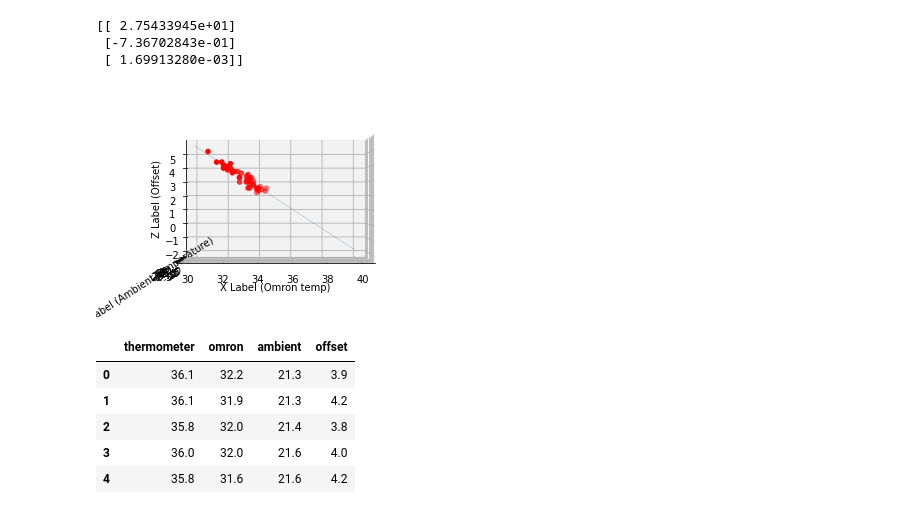
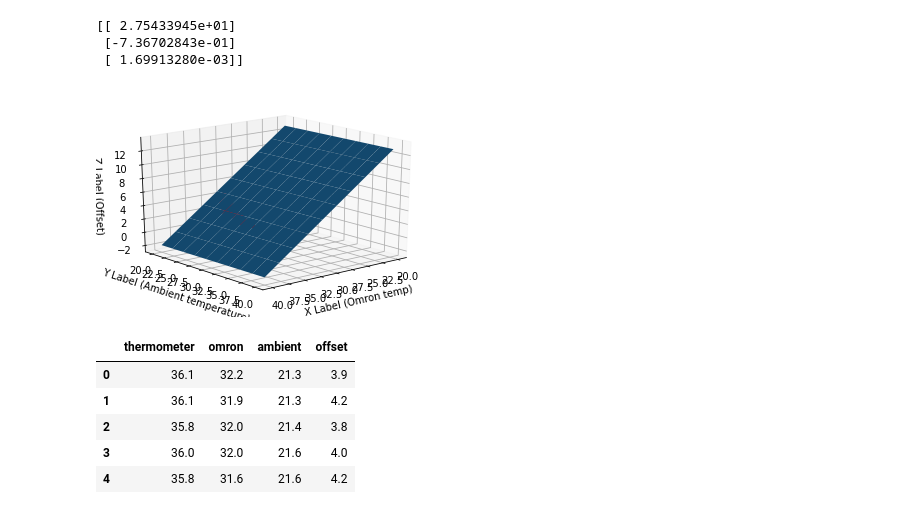
Before and after one commit to kittipat1413/Omron_D6T, a Jupyter notebook: linear regression.ipynb, the cells around one changed output. Cells and saved outputs as stored; diff of their text form; code cells hidden in the pictures.

Commit message:
change plot

```diff
--- a/linear regression.ipynb
+++ b/linear regression.ipynb
@@ -160,29 +160,29 @@ print(ans)
 # %%
 # X is Omron temp
 # Y is Ambient
 a,b,c,d = ans[1],ans[2],1,ans[0]
 
-x = np.linspace(30,40,10)
-y = np.linspace(30,40,10)
+x = np.linspace(20,40,10)
+y = np.linspace(20,40,10)
 X,Y = np.meshgrid(x,y)
 Z = a*X + b*Y + d
 
 fig = plt.figure()
 ax = fig.gca(projection='3d')
 
 surf = ax.plot_surface(X, Y, Z)
 
 ax.scatter(data.T[0], data.T[1], data.T[2],  c='r', marker='o')
 
 ax.set_xlabel('X Label (Omron temp)')
 ax.set_ylabel('Y Label (Ambient temperature)')
 ax.set_zlabel('Z Label (Offset)')
 
-ax.view_init(azim=270, elev=0)
+ax.view_init(azim=50, elev=20)
 
 plt.show()
 # %% [output]
-[figure, old version]
+[figure, new version]
 # %%
 dfs = pd.read_excel(DATA_FILE, sheet_name=None)
 dfs['Sheet1'].head()
```
